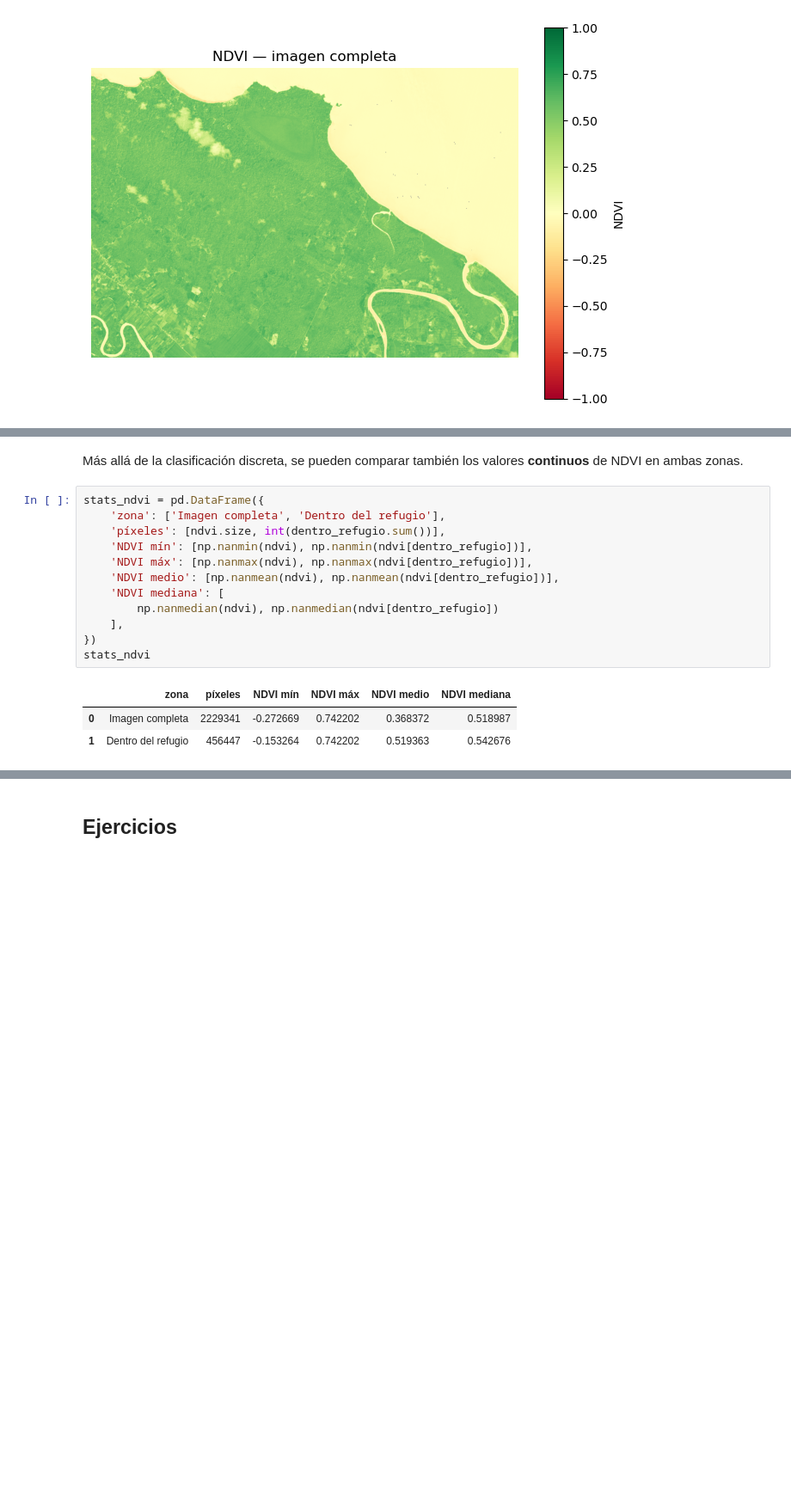
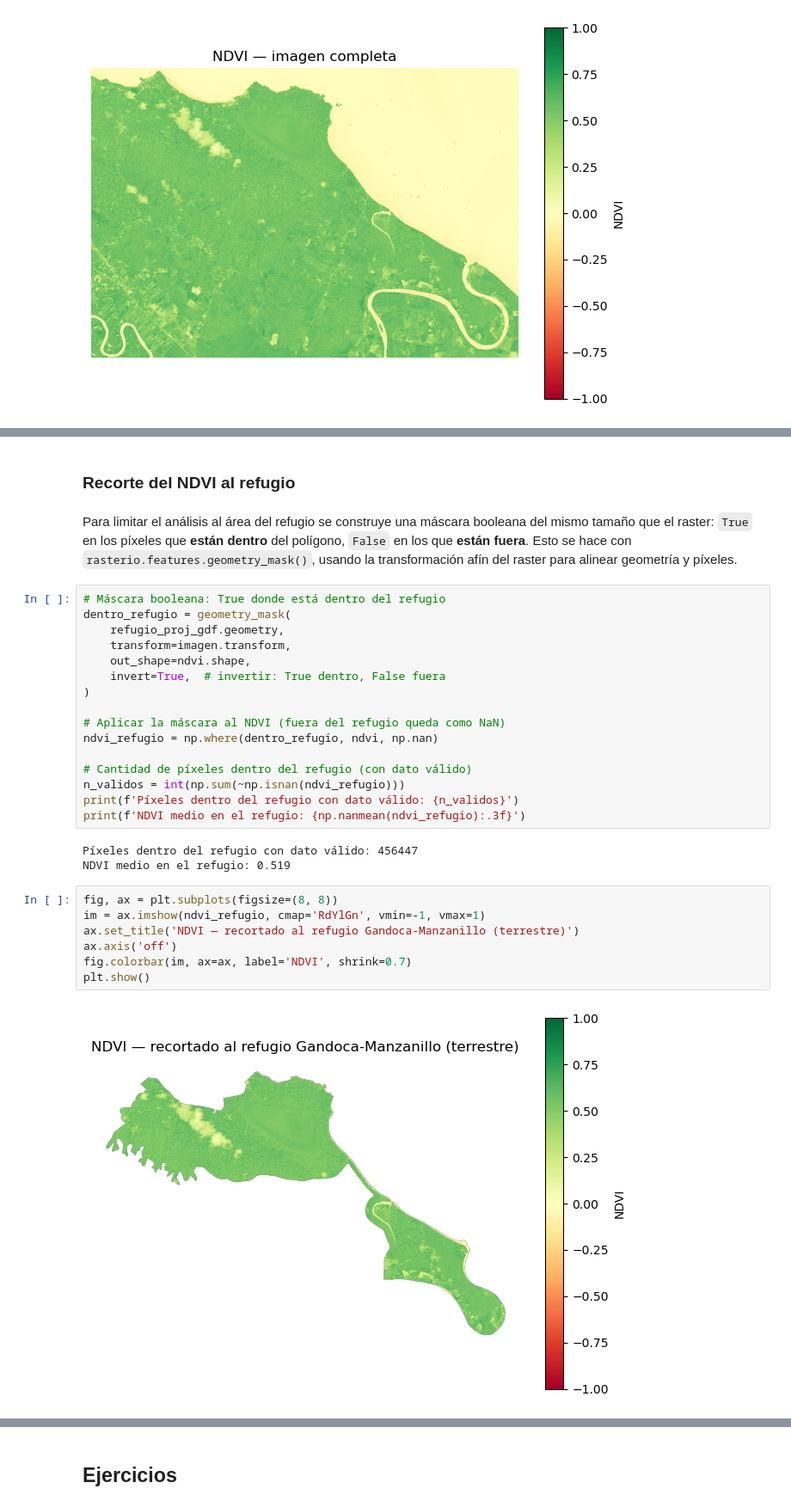
Before and after one commit to tpb708-programacionsig/2026-i, a Jupyter notebook: contenidos/iv-procesamiento-datos-geoespaciales/07-ejemplo-analisis-ndvi-gandoca.ipynb, the cells around one changed output, grey strips where cells are left out. Shown at 86% size. Saved outputs shown, nothing was run; the diff lists cells and outputs as text; blank space fills up the shorter version.

```diff
--- a/contenidos/iv-procesamiento-datos-geoespaciales/07-ejemplo-analisis-ndvi-gandoca.ipynb
+++ b/contenidos/iv-procesamiento-datos-geoespaciales/07-ejemplo-analisis-ndvi-gandoca.ipynb
@@ -345,18 +238,32 @@ resumen
-# %% [markdown]
-Más allá de la clasificación discreta, se pueden comparar también los valores **continuos** de NDVI en ambas zonas.
-# %%
-stats_ndvi = pd.DataFrame({
-    'zona': ['Imagen completa', 'Dentro del refugio'],
-    'píxeles': [ndvi.size, int(dentro_refugio.sum())],
-    'NDVI mín': [np.nanmin(ndvi), np.nanmin(ndvi[dentro_refugio])],
-    'NDVI máx': [np.nanmax(ndvi), np.nanmax(ndvi[dentro_refugio])],
-    'NDVI medio': [np.nanmean(ndvi), np.nanmean(ndvi[dentro_refugio])],
-    'NDVI mediana': [
-        np.nanmedian(ndvi), np.nanmedian(ndvi[dentro_refugio])
-    ],
-})
-stats_ndvi
-# %% [output]
-|  | zona | píxeles | NDVI mín | NDVI máx | NDVI medio | NDVI mediana |
-| 0 | Imagen completa | 2229341 | -0.272669 | 0.742202 | 0.368372 | 0.518987 |
-| 1 | Dentro del refugio | 456447 | -0.153264 | 0.742202 | 0.519363 | 0.542676 |
+# %% [markdown]
+### Recorte del NDVI al refugio
+# %% [markdown]
+Para limitar el análisis al área del refugio se construye una máscara booleana del mismo tamaño que el raster: `True` en los píxeles que **están dentro** del polígono, `False` en los que **están fuera**. Esto se hace con `rasterio.features.geometry_mask()`, usando la transformación afín del raster para alinear geometría y píxeles.
+# %%
+# Máscara booleana: True donde está dentro del refugio
+dentro_refugio = geometry_mask(
+    refugio_proj_gdf.geometry,
+    transform=imagen.transform,
+    out_shape=ndvi.shape,
+    invert=True,  # invertir: True dentro, False fuera
+)
+
+# Aplicar la máscara al NDVI (fuera del refugio queda como NaN)
+ndvi_refugio = np.where(dentro_refugio, ndvi, np.nan)
+
+# Cantidad de píxeles dentro del refugio (con dato válido)
+n_validos = int(np.sum(~np.isnan(ndvi_refugio)))
+print(f'Píxeles dentro del refugio con dato válido: {n_validos}')
+print(f'NDVI medio en el refugio: {np.nanmean(ndvi_refugio):.3f}')
+# %% [output]
+Píxeles dentro del refugio con dato válido: 456447
+NDVI medio en el refugio: 0.519
+# %%
+fig, ax = plt.subplots(figsize=(8, 8))
+im = ax.imshow(ndvi_refugio, cmap='RdYlGn', vmin=-1, vmax=1)
+ax.set_title('NDVI — recortado al refugio Gandoca-Manzanillo (terrestre)')
+ax.axis('off')
+fig.colorbar(im, ax=ax, label='NDVI', shrink=0.7)
+plt.show()
+# %% [output]
+[figure, added]
```
Also changed, not shown: parts of 13 cells of this notebook.
